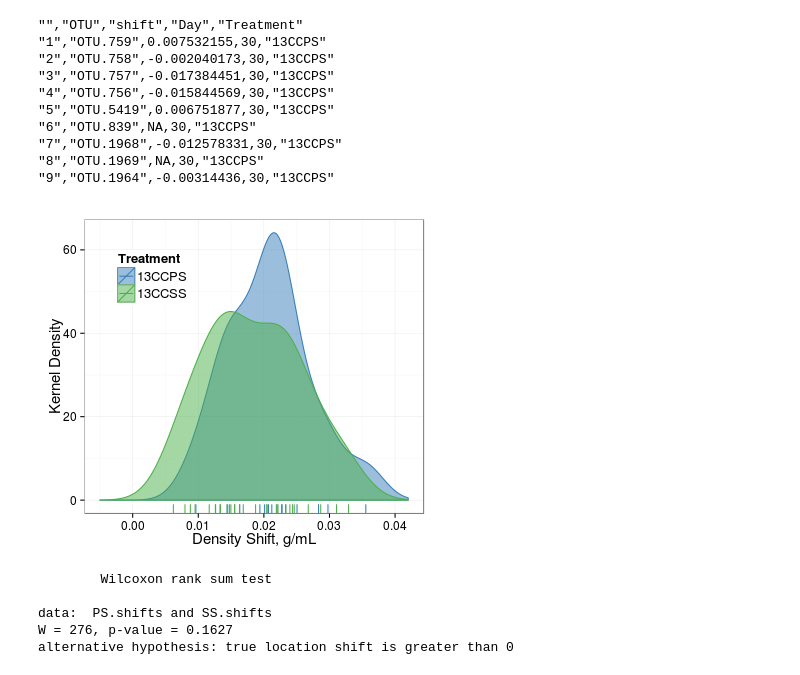
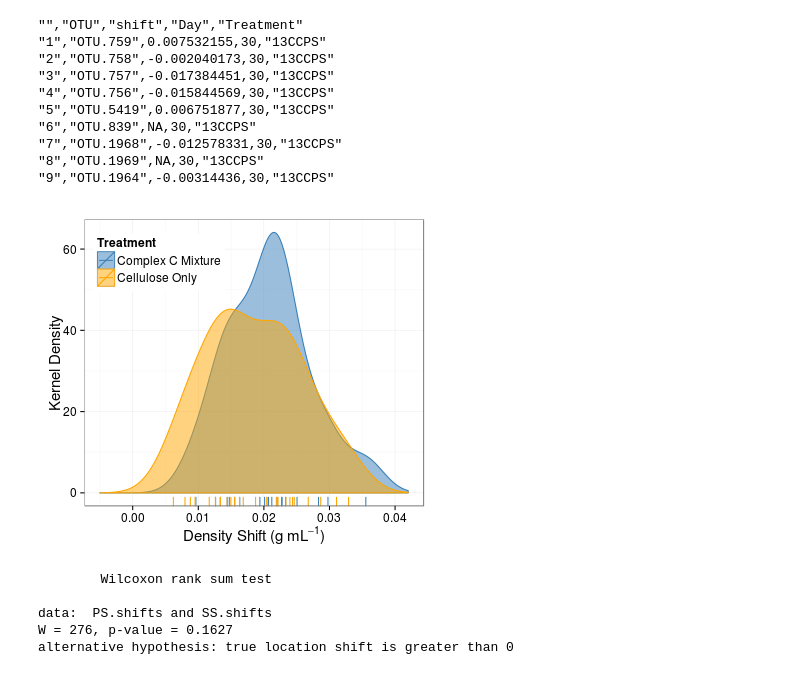
Before and after one commit to acampbellina/single_substrate, a Jupyter notebook: RA_KDE.ipynb, the cells around one changed output. Saved outputs shown, nothing was run; the diff lists cells and outputs as text; code cells hidden in the pictures.

Commit message:
change treatment colors, labels, and annotations

```diff
--- a/RA_KDE.ipynb
+++ b/RA_KDE.ipynb
@@ -260,33 +251,37 @@ write.csv(density_shift_allD30, "data/density_shifts_allD30.csv")
 # %%
 %%R -w 400 -h 350
 df_all.wShifts = merge(df_all, density_shift_allD30, by = c("OTU","Day","Treatment"))
 
 df.plot = subset(df_all.wShifts, padj <= FDR)
 
-colours = c("#377eb8", "#4daf4a")
+colours = c("#377eb8","orange")
 
 p = ggplot(df.plot, aes(x = as.numeric(as.character(shift))))
 
 p = p + geom_density(aes(color = Treatment, fill = Treatment), alpha = 0.50)
 p = p + geom_rug(aes(color = Treatment))
-p = p + scale_color_manual(values=colours)
-p = p + scale_fill_manual(values=colours)
-p = p + labs(y = "Kernel Density", x = "Density Shift, g/mL")
+p = p + scale_color_manual(values=colours,
+                           breaks=c("13CCPS", "13CCSS"),
+                            labels=c("Complex C Mixture", "Cellulose Only"))
+p = p + scale_fill_manual(values=colours,
+                          breaks=c("13CCPS", "13CCSS"),
+                            labels=c("Complex C Mixture", "Cellulose Only"))
+p = p + labs(y = "Kernel Density", x =  expression(paste("Density Shift (g mL",{}^-1,")",sep="")))
 p = p + xlim(xmin = -0.005, xmax = 0.042)
 
 p = p + theme_bw()
 p = p + theme(axis.title.y = element_text(size=15))
 p = p + theme(axis.title.x = element_text(size=15))
 p = p + theme(axis.text.x = element_text(size=12))
 p = p + theme(axis.text.y = element_text(size=12))
-p = p + theme(legend.title = element_text(size = 13), legend.text = element_text(size = 13))
-p = p + theme(legend.position=c(0.2,0.8))
+p = p + theme(legend.title = element_text(size = 12), legend.text = element_text(size = 12))
+p = p + theme(legend.position=c(0.22,0.85))
 
 p.shift1 = p
 
 p
 # %% [output]
-[figure, old version]
+[figure, new version]
 # %%
 %%R
 PS.shifts = subset(df_all.wShifts, (Treatment == "13CCPS")&(padj <= FDR))$shift
```
Also changed, not shown: parts of 5 cells of this notebook, 13 other files.
